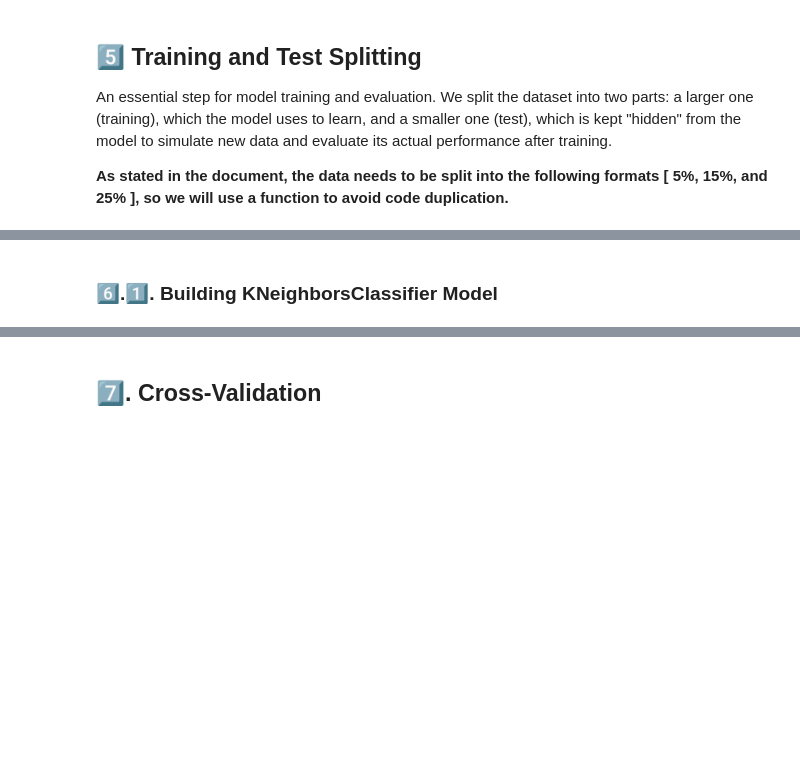
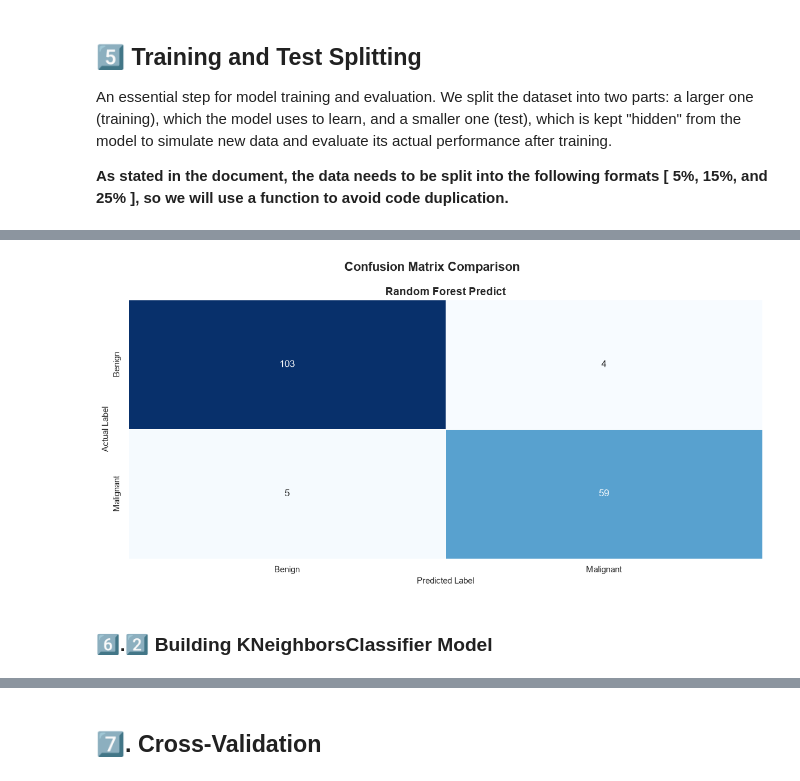
Before and after one commit to CCT-Dublin/CCT_ML_CA_01_50S, a Jupyter notebook: notebooks/CCT_ML_CA_01_50S_2026438.ipynb, the cells around one changed output, grey strips where cells are left out. Saved outputs shown, nothing was run; the diff lists cells and outputs as text; code cells hidden in the pictures; blank space fills up the shorter version.

Commit message:
feature: session ~~> 6️⃣. Predictive Modeling Pipeline | Concluded \O.O|

```diff
--- a/notebooks/CCT_ML_CA_01_50S_2026438.ipynb
+++ b/notebooks/CCT_ML_CA_01_50S_2026438.ipynb
@@ -618,10 +618,10 @@ pd.DataFrame({
 | 13 | perimeter2 | perimeter2 | texture1 |
 | 14 | area2 | area2 | radius2 |
 # %%
-match_features = set(features_corr_15).intersection(
+match_features = list(set(features_corr_15).intersection(
     set(features_skbest_15),
     set(features_rf_15)
-)
+))
 
 print(f"📊 Number of features common to all 3 methods: {len(match_features)} of 15\n")
 print("✨ Features that appear in ALL THREE rankings:")
@@ -689,0 +692,16 @@ Here, we build an automated production pipeline for our model. The Scikit-learn
+# %%
+from sklearn.metrics import classification_report
+from sklearn.ensemble import RandomForestClassifier
+
+target_labels = [0, 1]
+target_names = ["Benign", "Malignant",]
+# %%
+X = df_clean[match_features].copy()
+y = df_clean["Diagnosis"].copy()
+
+X_train, X_test, y_train, y_test = F_splittint_data(X, y)
+
+clf = RandomForestClassifier(n_estimators=500,random_state=42)
+clf.fit(X_train, y_train)
+
+rf_result = clf.predict(X_test)
@@ -690,3 +735,13 @@ Here, we build an automated production pipeline for our model. The Scikit-learn
+# %%
+Helpful.F_confusion_matrix(
+    y_true=y_test,
+    y_pred_1=rf_result,
+    title_1="Random Forest Predict",
+    labels=target_labels,
+    class_names=target_names
+)
+# %% [output]
+[figure, added]
 # %% [markdown]
-### 6️⃣.1️⃣. Building KNeighborsClassifier Model
+### 6️⃣.2️⃣ Building KNeighborsClassifier Model
 # %%
```
Also changed, not shown: parts of 26 cells of this notebook, 2 other files.
